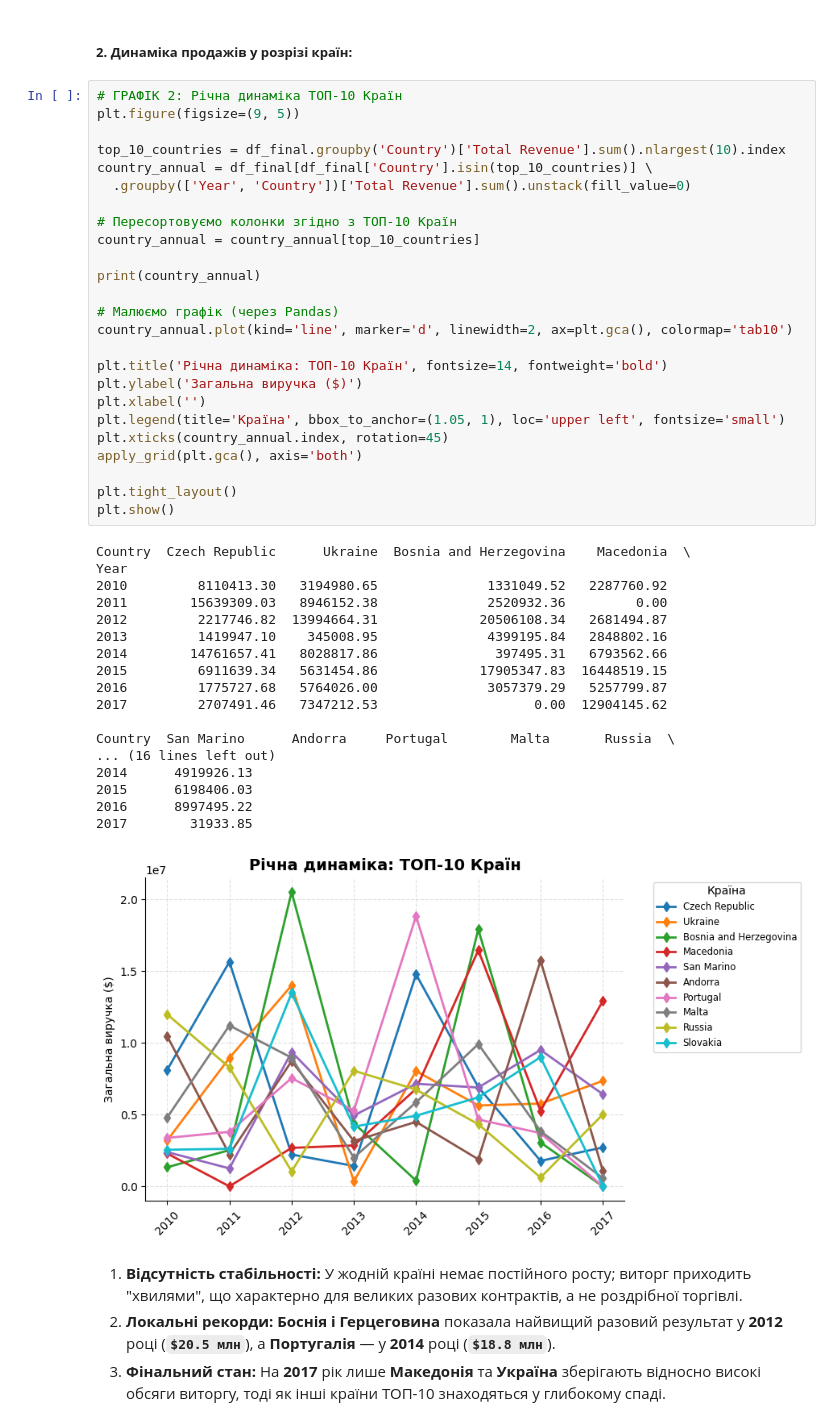
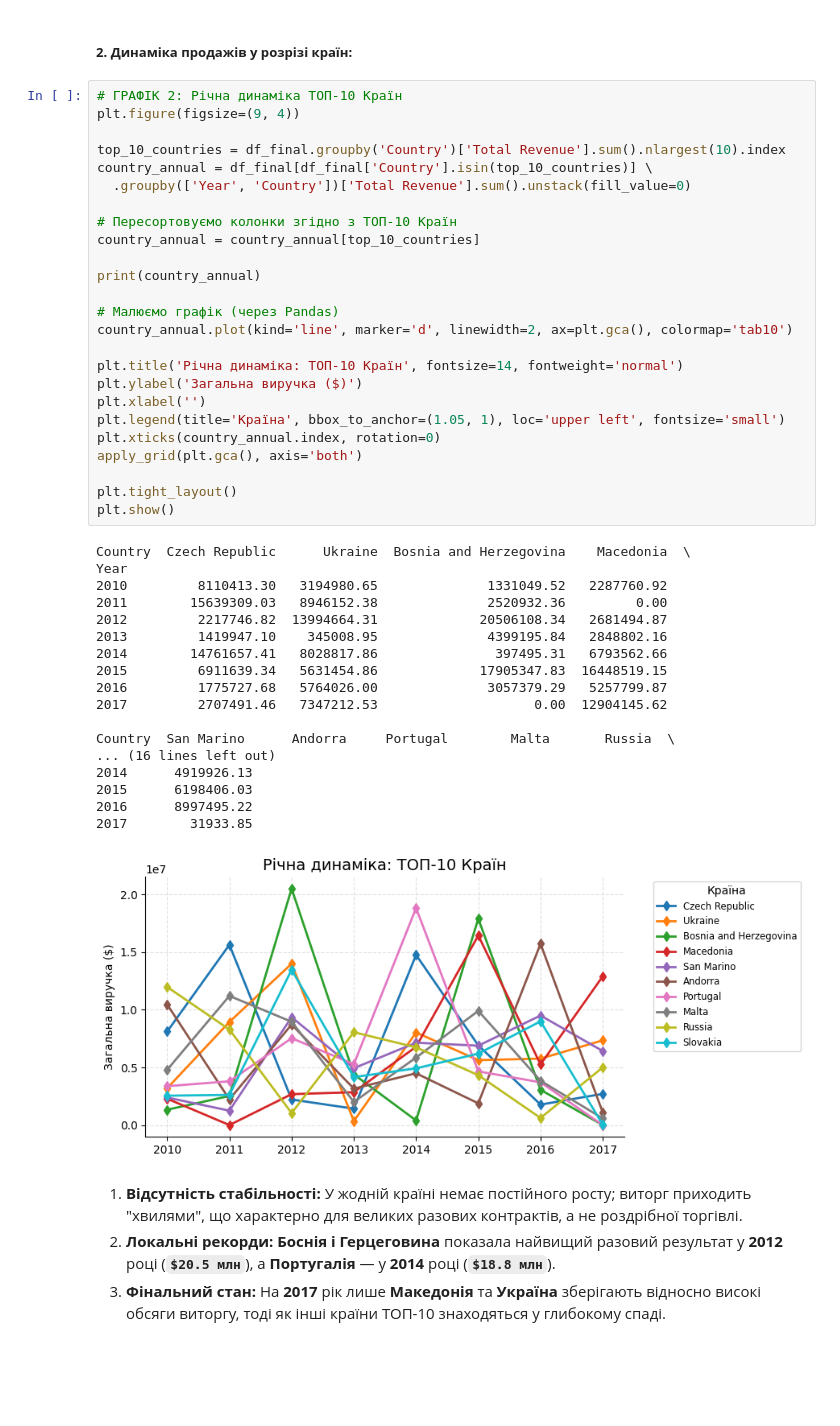
Before and after one commit to okpast/python-data-analysis-projects, a Jupyter notebook: global_retail_sales_analytics/global_retail_sales_analytics.ipynb, the cells around one changed output. Drawn from its saved outputs; the diff is of its cells as text; blank space fills up the shorter version.

```diff
--- a/global_retail_sales_analytics/global_retail_sales_analytics.ipynb
+++ b/global_retail_sales_analytics/global_retail_sales_analytics.ipynb
@@ -1044,7 +1046,7 @@ Year
 ##### **2. Динаміка продажів у розрізі країн:**
 # %%
 # ГРАФІК 2: Річна динаміка ТОП-10 Країн
-plt.figure(figsize=(9, 5))
+plt.figure(figsize=(9, 4))
 
 top_10_countries = df_final.groupby('Country')['Total Revenue'].sum().nlargest(10).index
 country_annual = df_final[df_final['Country'].isin(top_10_countries)] \
@@ -1056,36 +1058,36 @@ country_annual = country_annual[top_10_countries]
 print(country_annual)
 
 # Малюємо графік (через Pandas)
 country_annual.plot(kind='line', marker='d', linewidth=2, ax=plt.gca(), colormap='tab10')
 
-plt.title('Річна динаміка: ТОП-10 Країн', fontsize=14, fontweight='bold')
+plt.title('Річна динаміка: ТОП-10 Країн', fontsize=14, fontweight='normal')
 plt.ylabel('Загальна виручка ($)')
 plt.xlabel('')
 plt.legend(title='Країна', bbox_to_anchor=(1.05, 1), loc='upper left', fontsize='small')
-plt.xticks(country_annual.index, rotation=45)
+plt.xticks(country_annual.index, rotation=0)
 apply_grid(plt.gca(), axis='both')
 
 plt.tight_layout()
 plt.show()
 # %% [output]
 Country  Czech Republic      Ukraine  Bosnia and Herzegovina    Macedonia  \
 Year
 2010         8110413.30   3194980.65              1331049.52   2287760.92
 2011        15639309.03   8946152.38              2520932.36         0.00
 2012         2217746.82  13994664.31             20506108.34   2681494.87
 2013         1419947.10    345008.95              4399195.84   2848802.16
 2014        14761657.41   8028817.86               397495.31   6793562.66
 2015         6911639.34   5631454.86             17905347.83  16448519.15
 2016         1775727.68   5764026.00              3057379.29   5257799.87
 2017         2707491.46   7347212.53                    0.00  12904145.62
 
 Country  San Marino      Andorra     Portugal        Malta       Russia  \
 ... (16 lines left out)
 2014      4919926.13
 2015      6198406.03
 2016      8997495.22
 2017        31933.85
-[figure, old version]
+[figure, new version]
 # %% [markdown]
 1. **Відсутність стабільності:** У жодній країні немає постійного росту; виторг приходить "хвилями", що характерно для великих разових контрактів, а не роздрібної торгівлі.
 2. **Локальні рекорди:** **Боснія і Герцеговина** показала найвищий разовий результат у **2012** році (**`$20.5 млн`**), а **Португалія** — у **2014** році (**`$18.8 млн`**).
```
Also changed, not shown: parts of 8 cells of this notebook.
